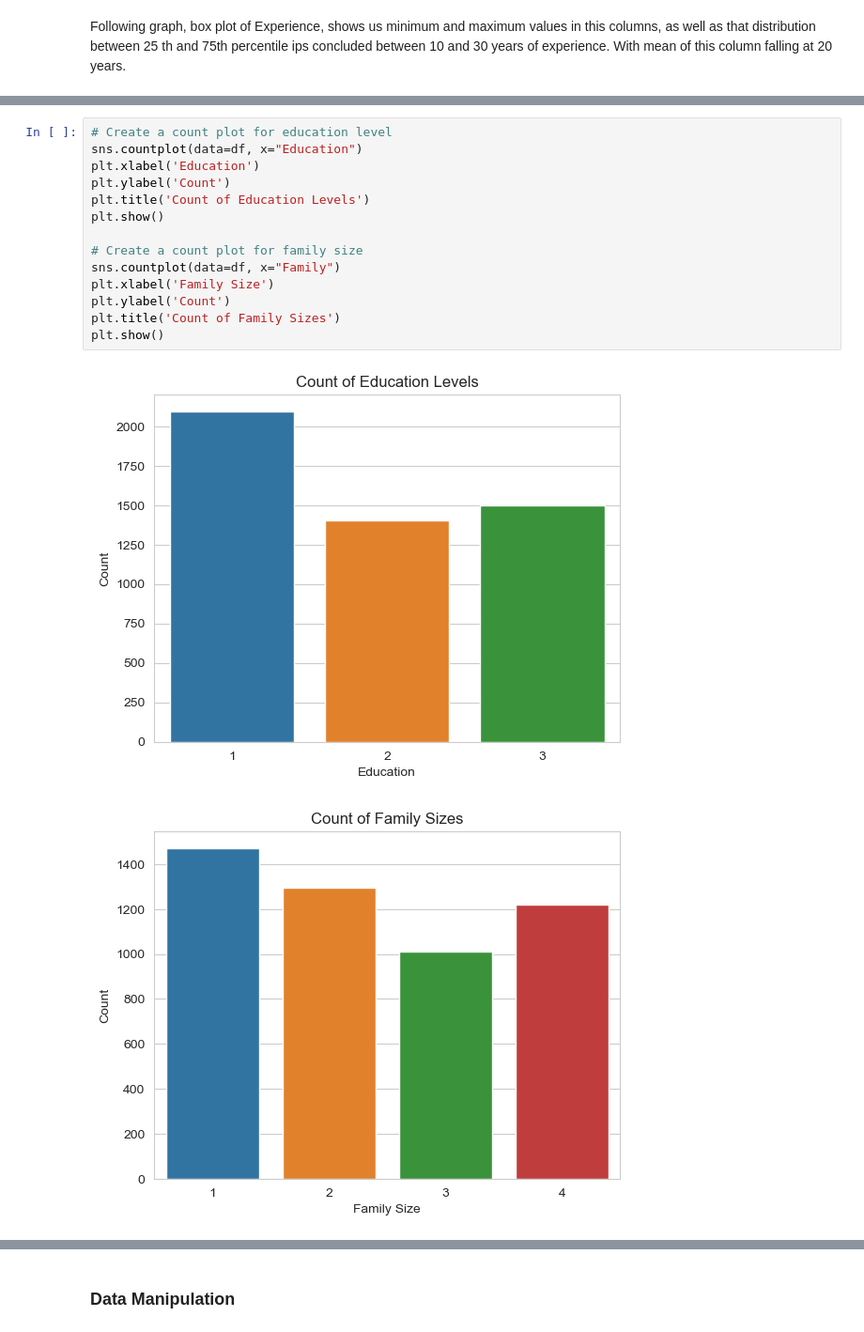
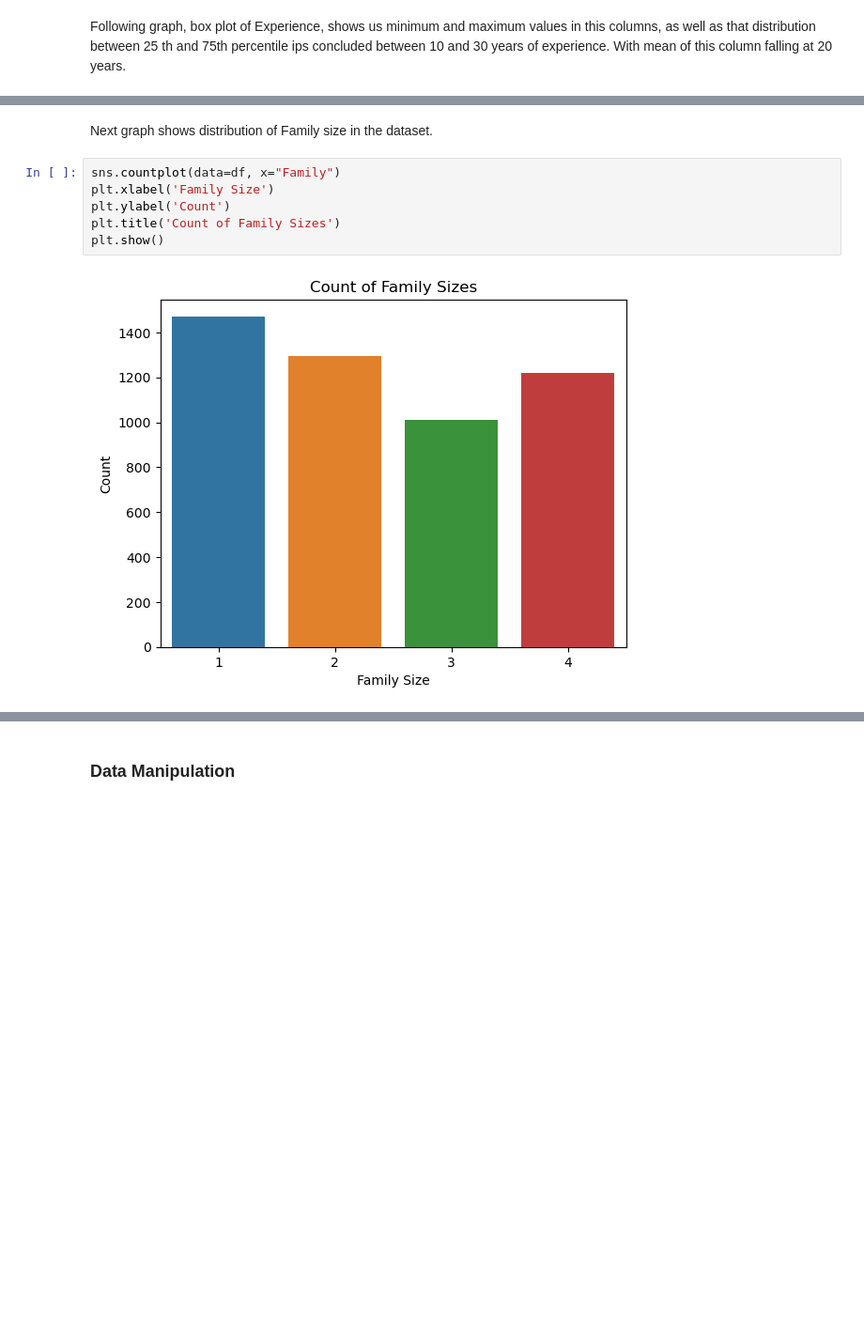
Before and after one commit to 2020358/ml_ca2, a Jupyter notebook: Robert_Szlufik_ML_CA2.ipynb, the cells around one changed output, grey strips where cells are left out. Shown at 94% size. Cells and saved outputs as stored; diff of their text form; blank space fills up the shorter version.

```diff
--- a/Robert_Szlufik_ML_CA2.ipynb
+++ b/Robert_Szlufik_ML_CA2.ipynb
@@ -160,17 +139,10 @@ ValueError: could not convert string to float: 'Diploma'
+# %% [markdown]
+Next graph shows distribution of Family size in the dataset.
 # %%
-# Create a count plot for education level
-sns.countplot(data=df, x="Education")
-plt.xlabel('Education')
-plt.ylabel('Count')
-plt.title('Count of Education Levels')
-plt.show()
-
-# Create a count plot for family size
 sns.countplot(data=df, x="Family")
 plt.xlabel('Family Size')
 plt.ylabel('Count')
 plt.title('Count of Family Sizes')
 plt.show()
 # %% [output]
-[figure, old version]
+[figure, new version]
-[figure, removed]
```
Also changed, not shown: parts of 57 cells of this notebook.
